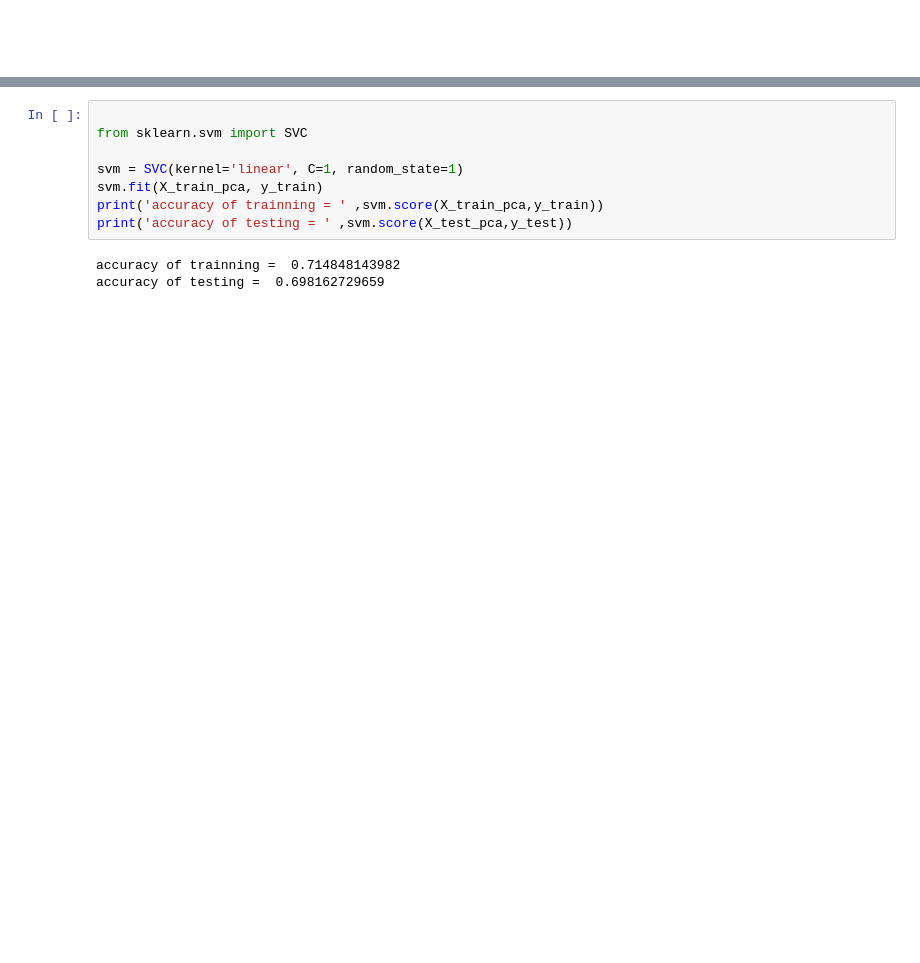
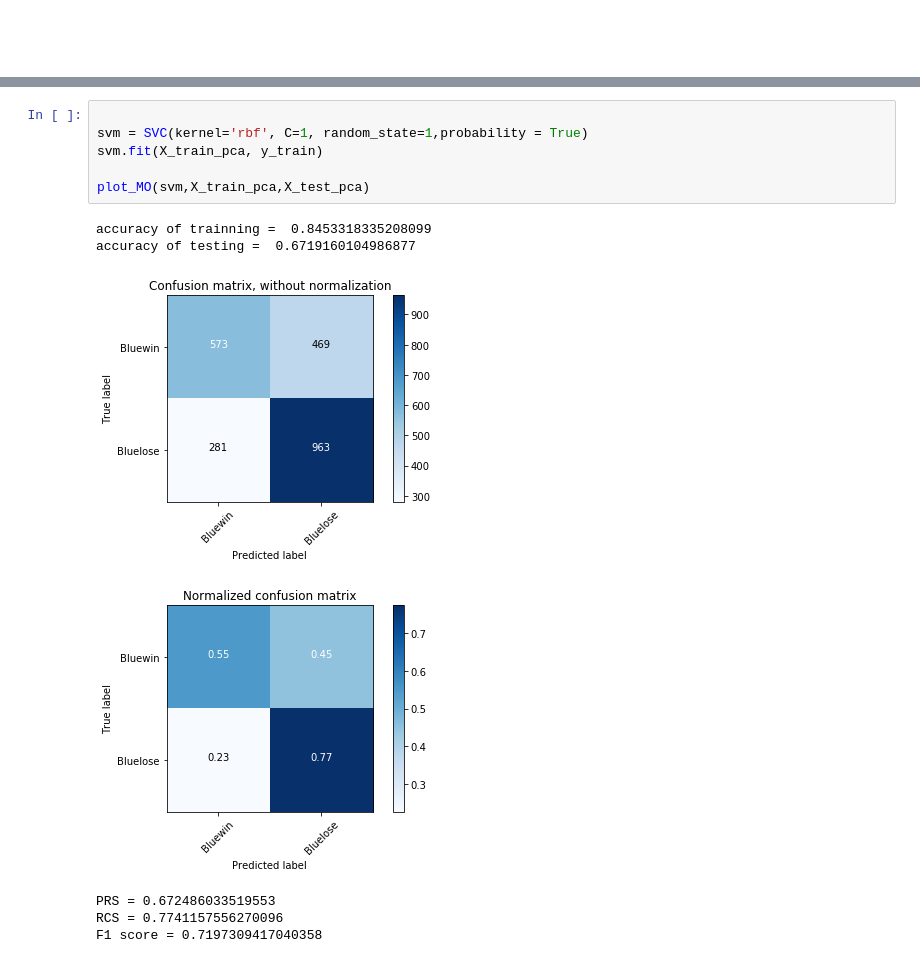
Before and after one commit to xiechenpku/PHBS_TQFML, a Jupyter notebook: Project/LOL.ipynb, the cells around one changed output, grey strips where cells are left out. Saved outputs shown, nothing was run; the diff lists cells and outputs as text; blank space fills up the shorter version.

```diff
--- a/Project/LOL.ipynb
+++ b/Project/LOL.ipynb
@@ -270,11 +365,14 @@ NN
 # %%
 
-from sklearn.svm import SVC
+svm = SVC(kernel='rbf', C=1, random_state=1,probability = True)
+svm.fit(X_train_pca, y_train)
 
-svm = SVC(kernel='linear', C=1, random_state=1)
-svm.fit(X_train_pca, y_train)
-print('accuracy of trainning = ' ,svm.score(X_train_pca,y_train))
-print('accuracy of testing = ' ,svm.score(X_test_pca,y_test))
+plot_MO(svm,X_train_pca,X_test_pca)
 # %% [output]
-accuracy of trainning =  0.714848143982
-accuracy of testing =  0.698162729659
+accuracy of trainning =  0.8453318335208099
+accuracy of testing =  0.6719160104986877
+[figure, added]
+[figure, added]
+PRS = 0.672486033519553
+RCS = 0.7741157556270096
+F1 score = 0.7197309417040358
```
Also changed, not shown: parts of 29 cells of this notebook, 12 other files.
